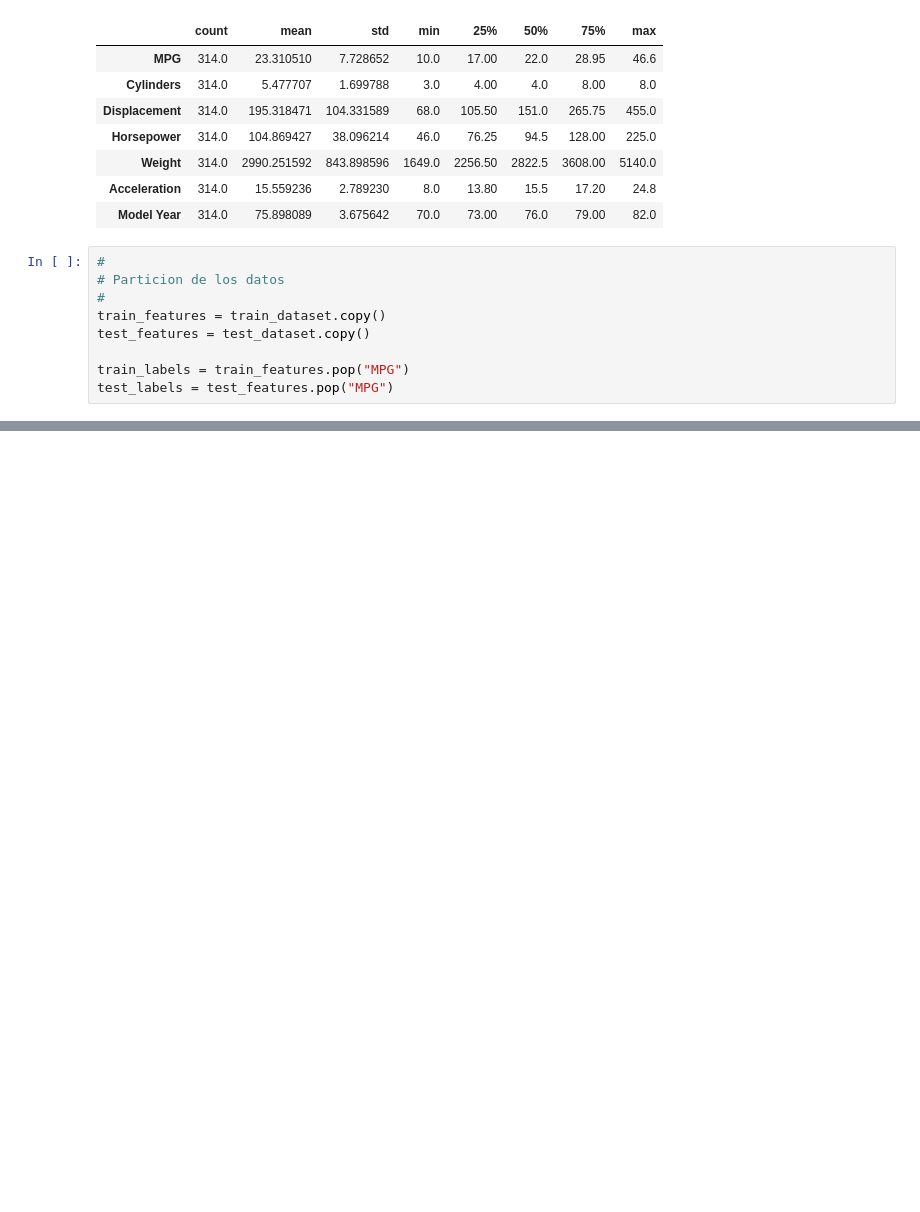
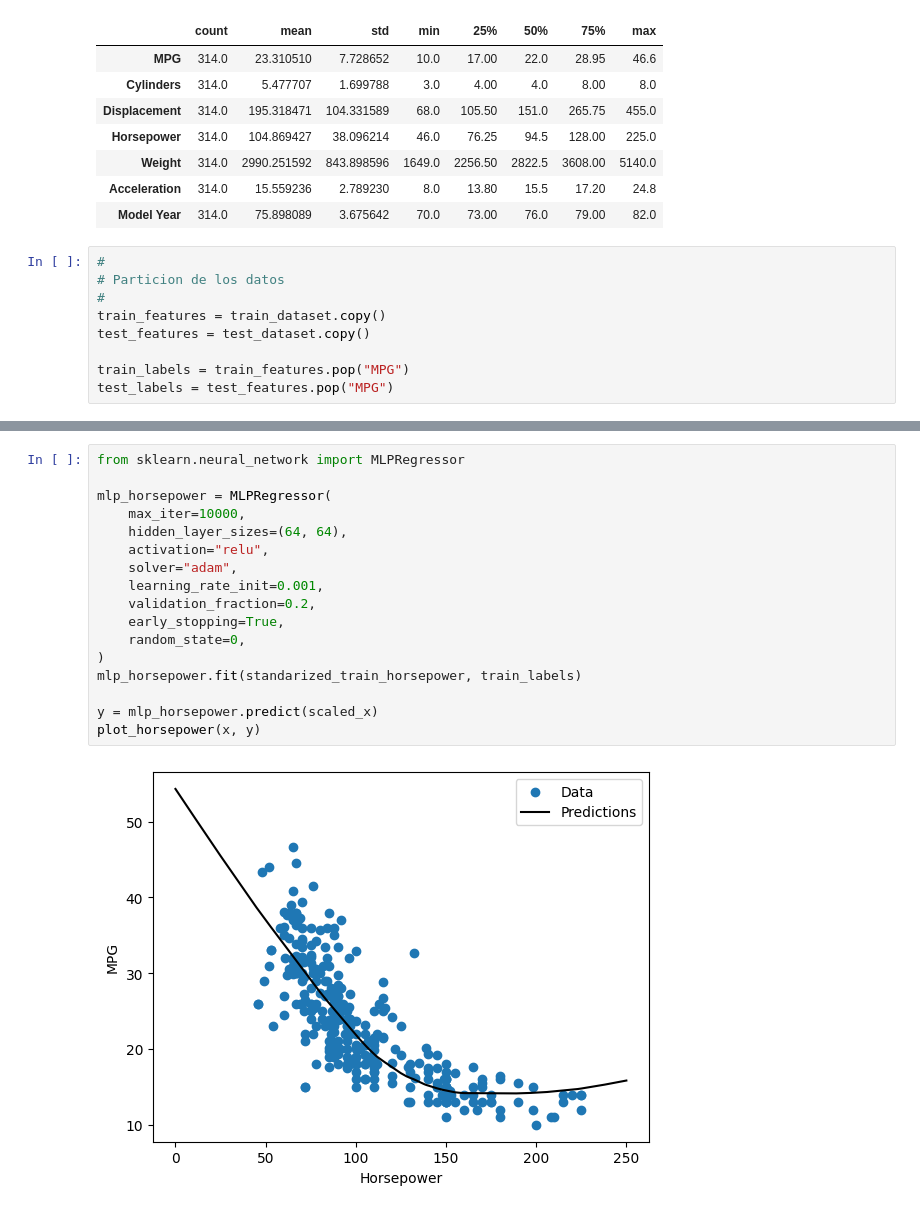
Before and after one commit to 2024-2-analitica-predictiva/2024-2-PRE-06-regresion-basica-Henrricson2, a Jupyter notebook: homework/homework.ipynb, the cells around one changed output, grey strips where cells are left out. Drawn from its saved outputs; the diff is of its cells as text; blank space fills up the shorter version.

```diff
--- a/homework/homework.ipynb
+++ b/homework/homework.ipynb
@@ -113,0 +300,19 @@ test_labels = test_features.pop("MPG")
+# %%
+from sklearn.neural_network import MLPRegressor
+
+mlp_horsepower = MLPRegressor(
+    max_iter=10000,
+    hidden_layer_sizes=(64, 64),
+    activation="relu",
+    solver="adam",
+    learning_rate_init=0.001,
+    validation_fraction=0.2,
+    early_stopping=True,
+    random_state=0,
+)
+mlp_horsepower.fit(standarized_train_horsepower, train_labels)
+
+y = mlp_horsepower.predict(scaled_x)
+plot_horsepower(x, y)
+# %% [output]
+[figure, added]
```
Also changed, not shown: parts of 24 cells of this notebook.
